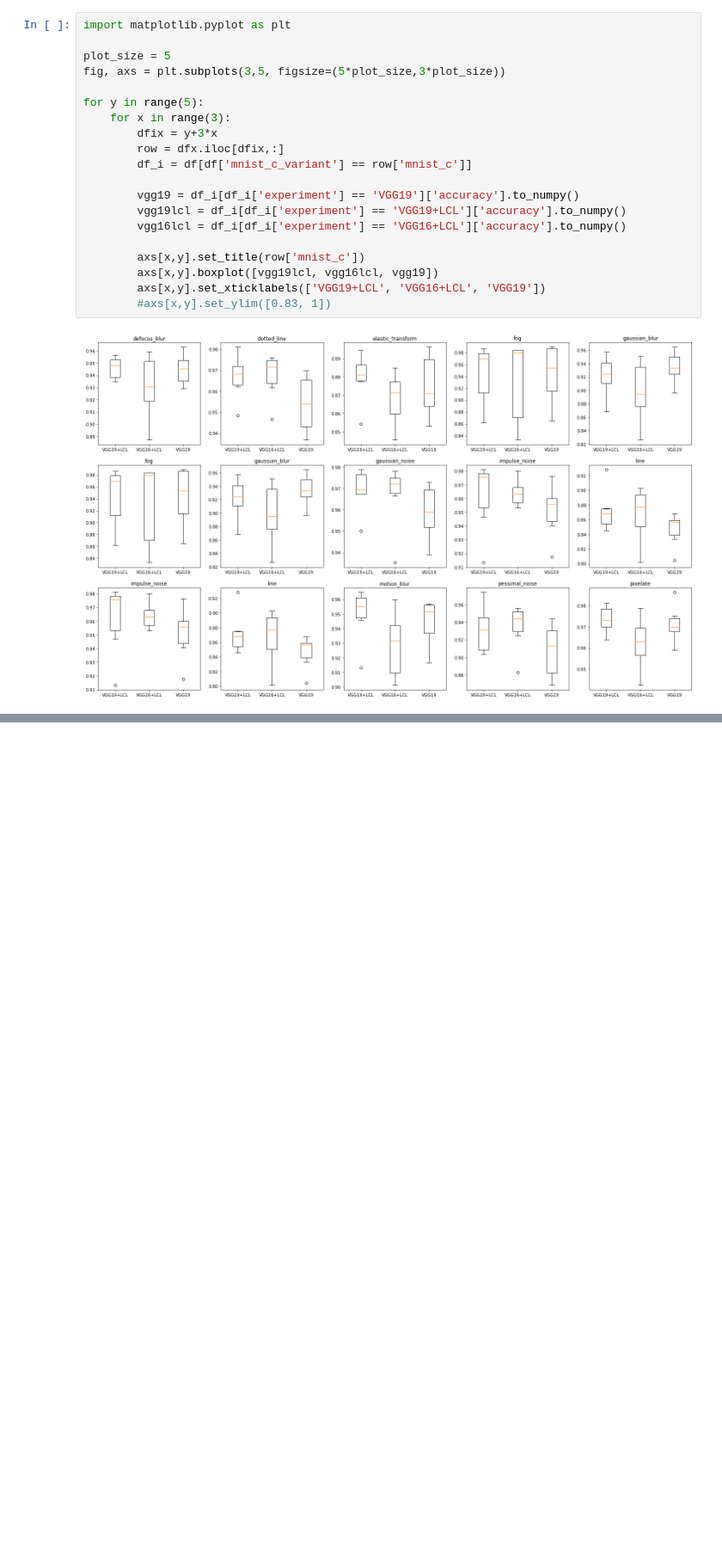
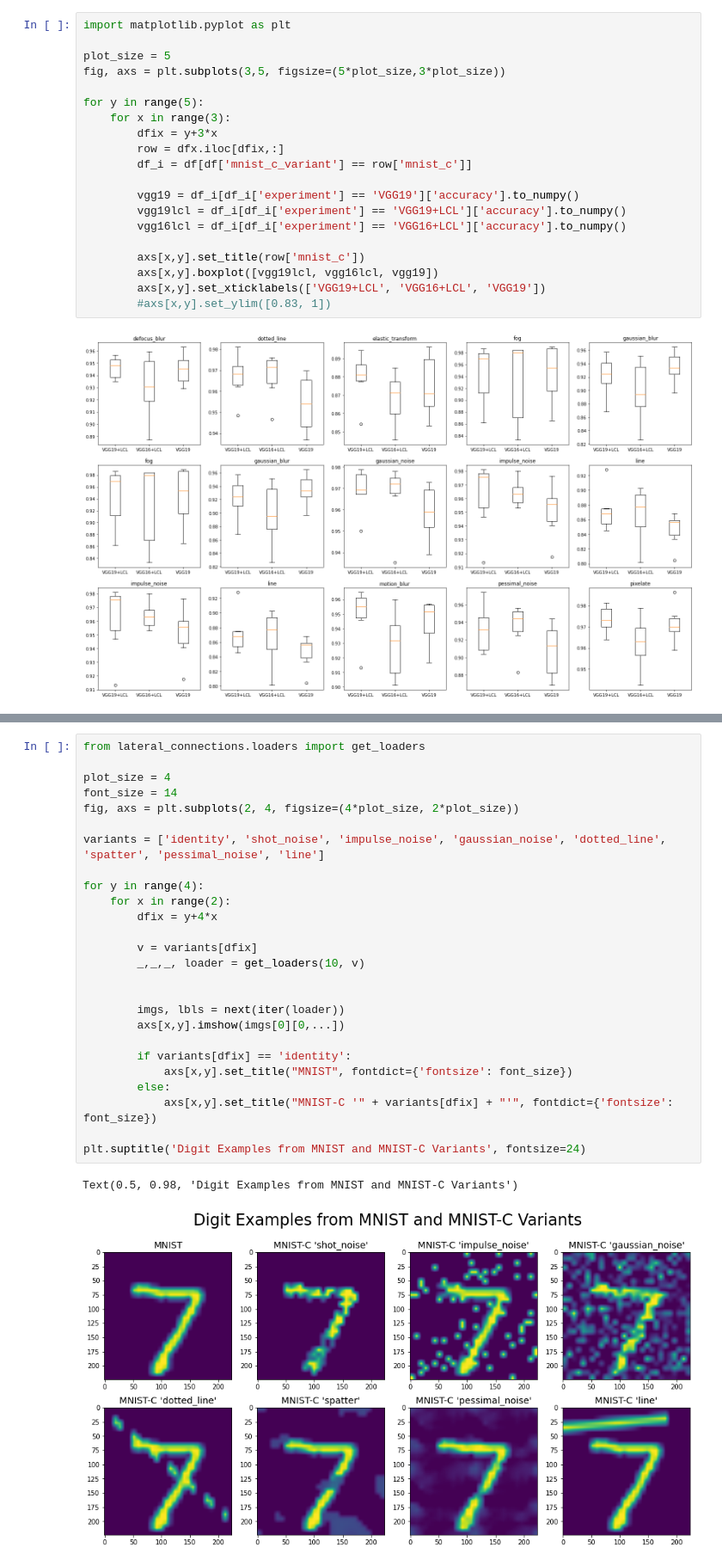
Before and after one commit to edualc/mt_object_recognition, a Jupyter notebook: ExperimentOverview.ipynb, the cells around one changed output, grey strips where cells are left out. Shown at 86% size. Saved outputs shown, nothing was run; the diff lists cells and outputs as text; blank space fills up the shorter version.

```diff
--- a/ExperimentOverview.ipynb
+++ b/ExperimentOverview.ipynb
@@ -473,0 +662,29 @@ for y in range(5):
+# %%
+from lateral_connections.loaders import get_loaders
+
+plot_size = 4
+font_size = 14
+fig, axs = plt.subplots(2, 4, figsize=(4*plot_size, 2*plot_size))
+
+variants = ['identity', 'shot_noise', 'impulse_noise', 'gaussian_noise', 'dotted_line', 'spatter', 'pessimal_noise', 'line']
+
+for y in range(4):
+    for x in range(2):
+        dfix = y+4*x
+
+        v = variants[dfix]
+        _,_,_, loader = get_loaders(10, v)
+
+
+        imgs, lbls = next(iter(loader))
+        axs[x,y].imshow(imgs[0][0,...])
+
+        if variants[dfix] == 'identity':
+            axs[x,y].set_title("MNIST", fontdict={'fontsize': font_size})
+        else:
+            axs[x,y].set_title("MNIST-C '" + variants[dfix] + "'", fontdict={'fontsize': font_size})
+
+plt.suptitle('Digit Examples from MNIST and MNIST-C Variants', fontsize=24)
+# %% [output]
+Text(0.5, 0.98, 'Digit Examples from MNIST and MNIST-C Variants')
+[figure, added]
```
Also changed, not shown: parts of 9 cells of this notebook, 1 other file.
